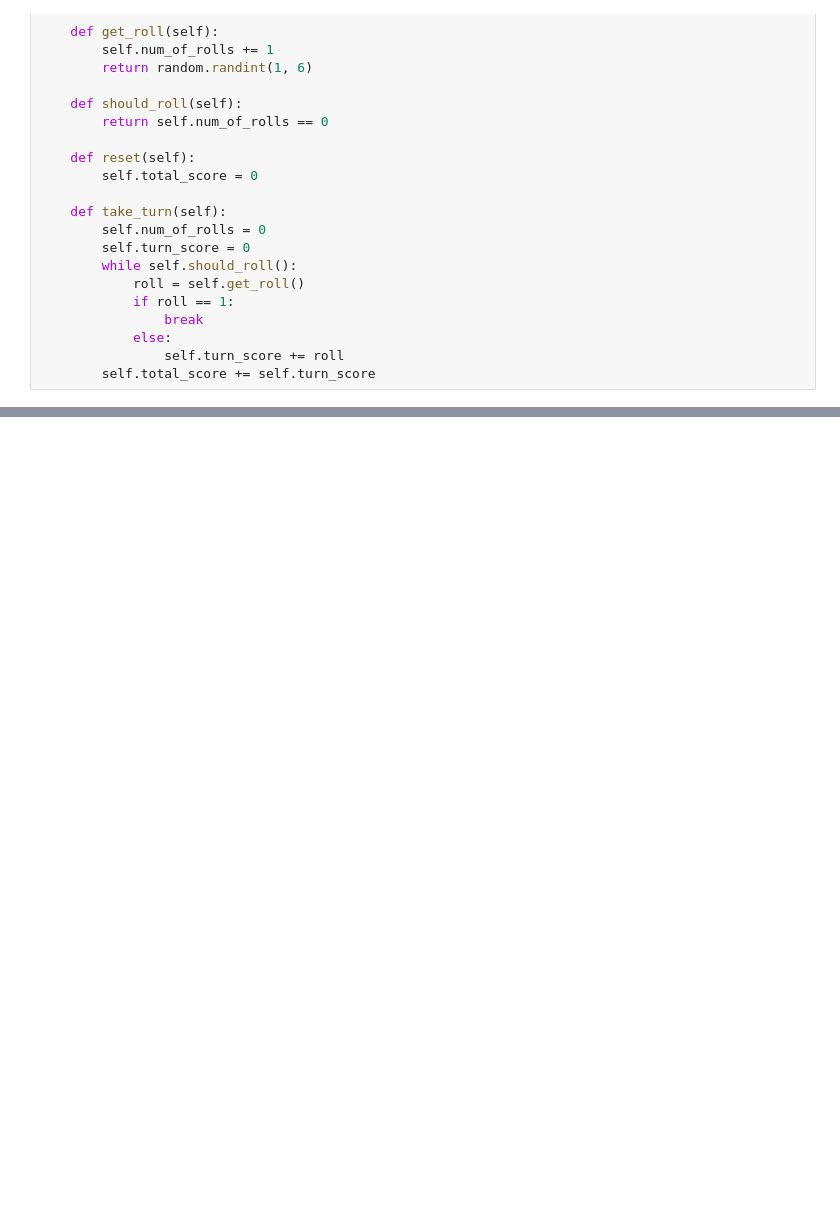
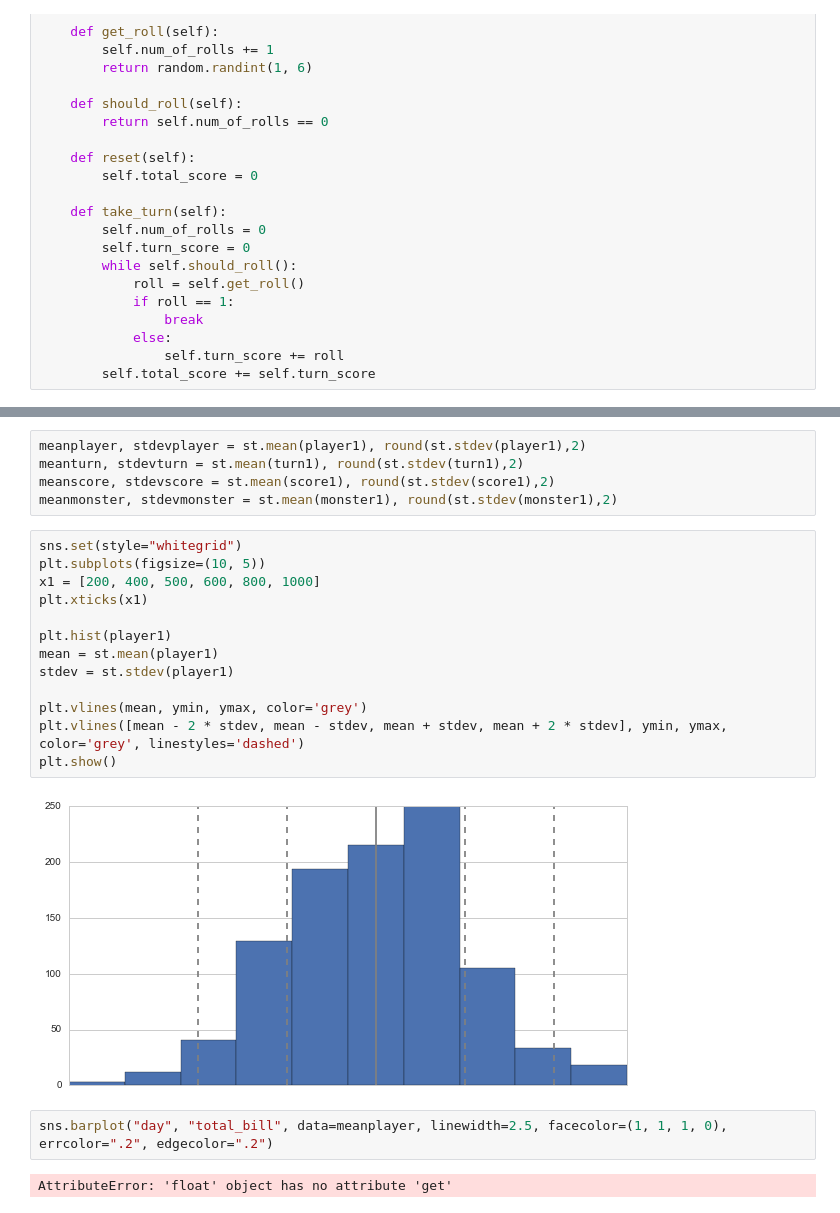
Before and after one commit to stacyzhao/ultimate-pig, a Jupyter notebook: ultimate-pig.ipynb, the cells around one changed output, grey strips where cells are left out. Cells and saved outputs as stored; diff of their text form; blank space fills up the shorter version.

```diff
--- a/ultimate-pig.ipynb
+++ b/ultimate-pig.ipynb
@@ -93,0 +176,24 @@ smart's total score is 121
+# %%
+meanplayer, stdevplayer = st.mean(player1), round(st.stdev(player1),2)
+meanturn, stdevturn = st.mean(turn1), round(st.stdev(turn1),2)
+meanscore, stdevscore = st.mean(score1), round(st.stdev(score1),2)
+meanmonster, stdevmonster = st.mean(monster1), round(st.stdev(monster1),2)
+# %%
+sns.set(style="whitegrid")
+plt.subplots(figsize=(10, 5))
+x1 = [200, 400, 500, 600, 800, 1000]
+plt.xticks(x1)
+
+plt.hist(player1)
+mean = st.mean(player1)
+stdev = st.stdev(player1)
+
+plt.vlines(mean, ymin, ymax, color='grey')
+plt.vlines([mean - 2 * stdev, mean - stdev, mean + stdev, mean + 2 * stdev], ymin, ymax, color='grey', linestyles='dashed')
+plt.show()
+# %% [output]
+[figure, added]
+# %%
+sns.barplot("day", "total_bill", data=meanplayer, linewidth=2.5, facecolor=(1, 1, 1, 0), errcolor=".2", edgecolor=".2")
+# %% [output]
+AttributeError: 'float' object has no attribute 'get'
```
Also changed, not shown: parts of 13 cells of this notebook.
